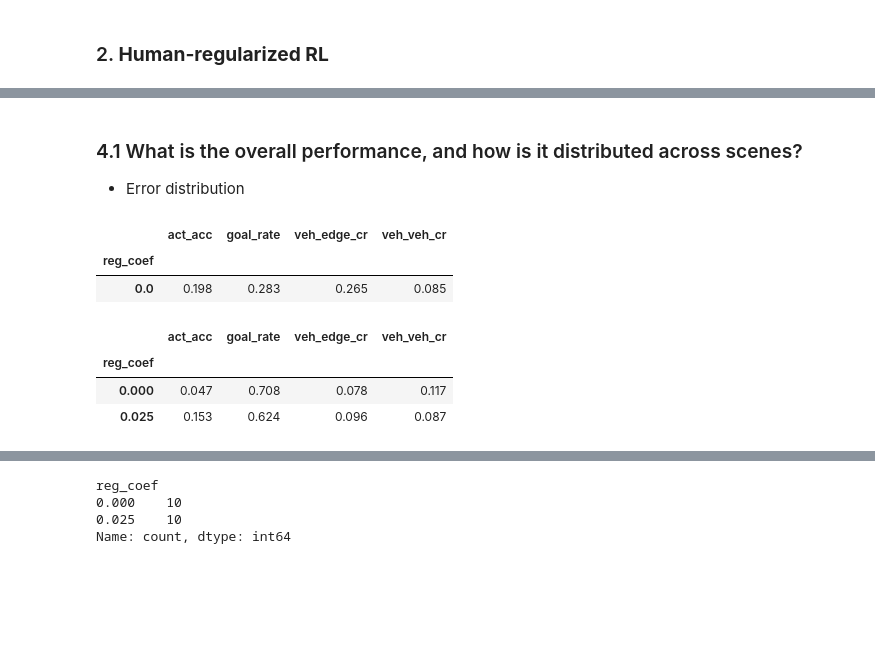
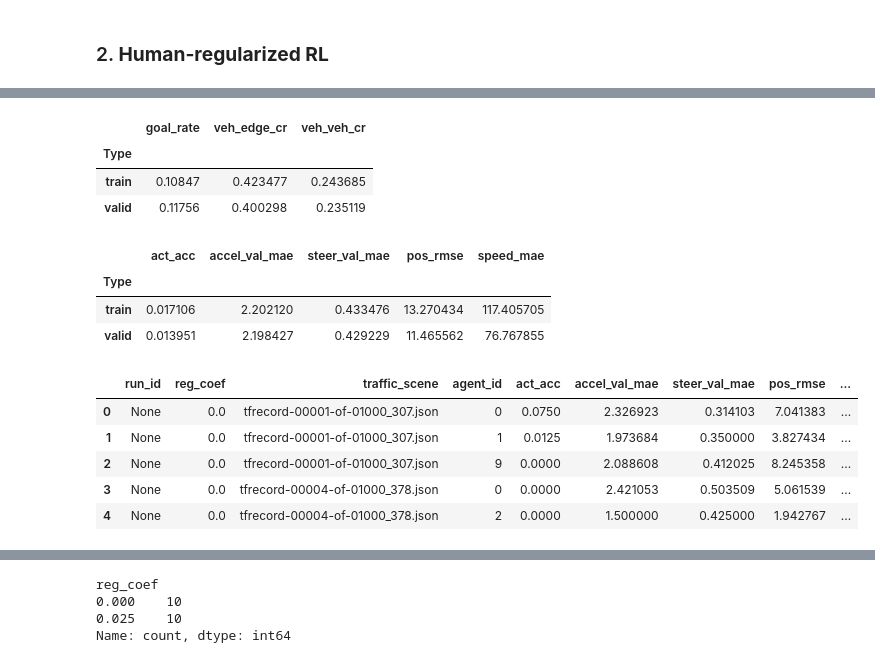
Before and after one commit to facebookresearch/nocturne, a Jupyter notebook: evaluation/policy_performance_analysis.ipynb, the cells around one changed output, grey strips where cells are left out. Saved outputs shown, nothing was run; the diff lists cells and outputs as text; code cells hidden in the pictures; blank space fills up the shorter version.

```diff
--- a/evaluation/policy_performance_analysis.ipynb
+++ b/evaluation/policy_performance_analysis.ipynb
@@ -138,9 +177,8 @@ Scene tfrecord-00012-of-01000_389.json
 RL_POLICY_PATH = "../models/hr_rl"
 
 # Scenes on which to evaluate the models
-rl_policy_paths = glob.glob(f"{RL_POLICY_PATH}" + "/*.pt")
-rl_policy_names = [os.path.basename(file)[:-3] for file in rl_policy_paths]
+# rl_policy_paths = glob.glob(f"{RL_POLICY_PATH}" + "/*.pt")
+# rl_policy_names = [os.path.basename(file)[:-3] for file in rl_policy_paths]
 reg_weights = [0.0]
 
-
-rl_policy_names
+rl_policy_names = ['nocturne-hr-ppo-01_02_11_16_0.00_S100']
@@ -147,9 +187,13 @@ rl_policy_names
 # %%
-df_hr_rl_all = pd.DataFrame()
+env_config.data_path = "../data_full/train/"
+
+df_hr_rl_train = pd.DataFrame()
 
 for idx, policy in enumerate(rl_policy_names):
 
     print(f'Evaluating policy {policy}')
+
+    eval_files = train_eval_files[:MAX_FILES]
 
     # Load trained model from artifact dir
     checkpoint = torch.load(f"{RL_POLICY_PATH}/{policy}.pt")
@@ -160,7 +204,7 @@ for idx, policy in enumerate(rl_policy_names):
         use_sde=checkpoint['data']['use_sde'],
         env_config=env_config,
         mlp_class=LateFusionMLP,
-        #mlp_config=checkpoint['model'],
+        mlp_config=checkpoint['model_config'],
     )
     policy.load_state_dict(checkpoint['state_dict'])
     policy.eval();
@@ -172,13 +216,14 @@ for idx, policy in enumerate(rl_policy_names):
         policy=policy,
         eval_files=eval_files,
         log_to_wandb=False,
-        deterministic=True,
+        deterministic=DETERMINISTIC,
         reg_coef=reg_weights[idx],
         return_trajectories=True,
     )
 
-    df_rl_res, _ = evaluator._get_scores()
-    df_rl_res['class'] = f"HR_RL: {reg_weights[idx]}"
+    df_rl_res, df_rl_trajs = evaluator._get_scores()
 
-    df_hr_rl_all = pd.concat([df_hr_rl_all, df_rl_res])
+    df_hr_rl_train = pd.concat([df_hr_rl_train, df_rl_res])
+
+df_hr_rl_train['Type'] = 'train'
 # %% [output]
@@ -207 +282,5 @@ df_hr_rl_all
+# %%
+# Concatenate
+df_hr_rl = pd.concat([df_hr_rl_train, df_hr_rl_valid], ignore_index=True)
+df_hr_rl['num_scenes'] = MAX_FILES
 # %% [markdown]
@@ -209,25 +287,0 @@ df_hr_rl_all
-# %% [markdown]
-### 4.1 What is the overall performance, and how is it distributed across scenes?
-
-- Error distribution
-# %%
-metrics = ['act_acc', 'goal_rate', 'veh_edge_cr', 'veh_veh_cr', 'reg_coef']
-
-# Aggregate performance HR-PPO
-df_hr_rl_agg = df_hr_rl_all[metrics].groupby('reg_coef').mean().round(3)
-
-# Aggregate performance IL
-df_il_agg = df_il_res[metrics].groupby('reg_coef').mean().round(3)
-
-df_il_agg
-# %% [output]
-|  | act_acc | goal_rate | veh_edge_cr | veh_veh_cr |
-| reg_coef |  |  |  |  |
-| 0.0 | 0.198 | 0.283 | 0.265 | 0.085 |
-# %%
-df_hr_rl_agg
-# %% [output]
-|  | act_acc | goal_rate | veh_edge_cr | veh_veh_cr |
-| reg_coef |  |  |  |  |
-| 0.000 | 0.047 | 0.708 | 0.078 | 0.117 |
-| 0.025 | 0.153 | 0.624 | 0.096 | 0.087 |
@@ -233,0 +291,23 @@ df_hr_rl_agg
+# %%
+df_hr_rl.groupby('Type')[performance_metrics].mean()
+# %% [output]
+|  | goal_rate | veh_edge_cr | veh_veh_cr |
+| Type |  |  |  |
+| train | 0.10847 | 0.423477 | 0.243685 |
+| valid | 0.11756 | 0.400298 | 0.235119 |
+# %%
+df_hr_rl.groupby('Type')[human_like_metrics].mean()
+# %% [output]
+|  | act_acc | accel_val_mae | steer_val_mae | pos_rmse | speed_mae |
+| Type |  |  |  |  |  |
+| train | 0.017106 | 2.202120 | 0.433476 | 13.270434 | 117.405705 |
+| valid | 0.013951 | 2.198427 | 0.429229 | 11.465562 | 76.767855 |
+# %%
+df_hr_rl.head()
+# %% [output]
+|  | run_id | reg_coef | traffic_scene | agent_id | act_acc | accel_val_mae | steer_val_mae | pos_rmse | ... |
+| 0 | None | 0.0 | tfrecord-00001-of-01000_307.json | 0 | 0.0750 | 2.326923 | 0.314103 | 7.041383 | ... |
+| 1 | None | 0.0 | tfrecord-00001-of-01000_307.json | 1 | 0.0125 | 1.973684 | 0.350000 | 3.827434 | ... |
+| 2 | None | 0.0 | tfrecord-00001-of-01000_307.json | 9 | 0.0000 | 2.088608 | 0.412025 | 8.245358 | ... |
+| 3 | None | 0.0 | tfrecord-00004-of-01000_378.json | 0 | 0.0000 | 2.421053 | 0.503509 | 5.061539 | ... |
+| 4 | None | 0.0 | tfrecord-00004-of-01000_378.json | 2 | 0.0000 | 1.500000 | 0.425000 | 1.942767 | ... |
```
Also changed, not shown: parts of 33 cells of this notebook, 13 other files.
